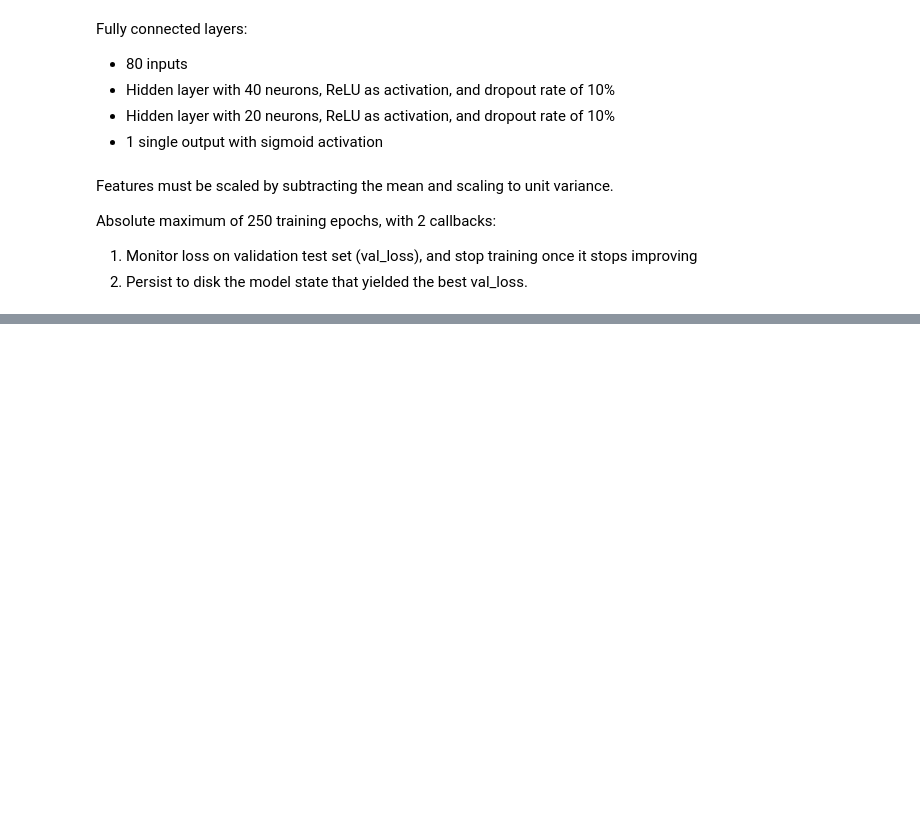
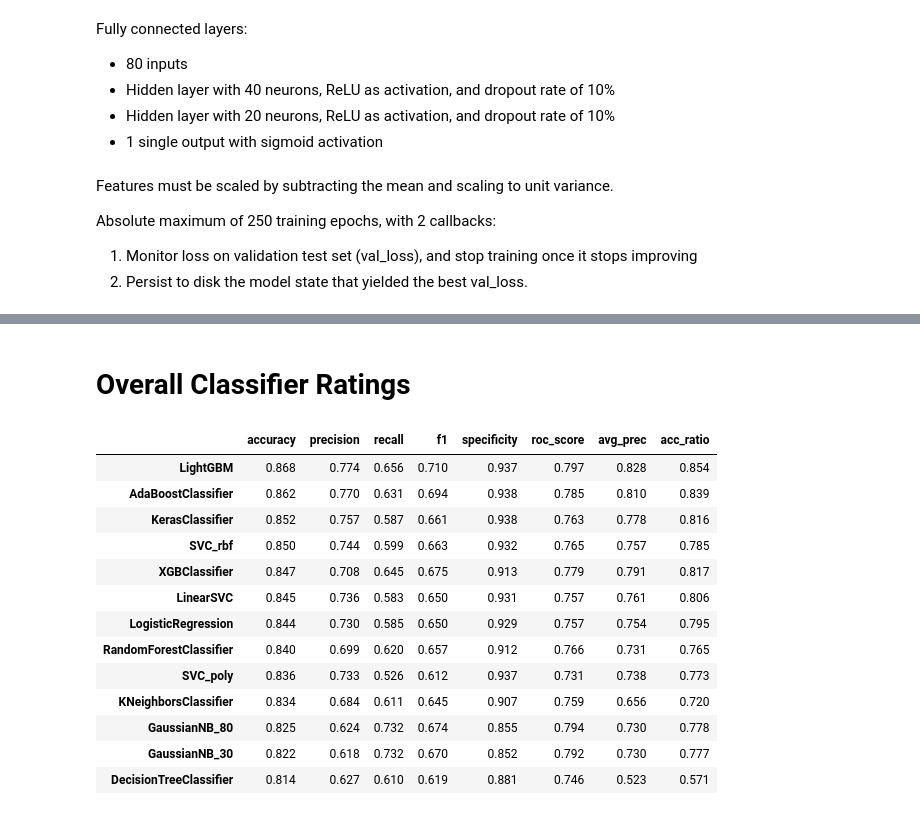
Before and after one commit to jgbustos/ml-demos, a Jupyter notebook: Census Income Classification.ipynb, the cells around one changed output, grey strips where cells are left out. Cells and saved outputs as stored; diff of their text form; code cells hidden in the pictures; blank space fills up the shorter version.

```diff
--- a/Census Income Classification.ipynb
+++ b/Census Income Classification.ipynb
@@ -517,3 +993,24 @@ classify_and_plot(pipeline)
+# %% [markdown]
+# Overall Classifier Ratings
 # %%
-matrics_df = pd.DataFrame.from_dict(metrics, orient='index')
-matrics_df.style.background_gradient(cmap="coolwarm").format('{:.3f}').set_properties(**{'min-width': '6em'})
+metrics_df = pd.DataFrame.from_dict(metrics, orient='index')
+metrics_df \
+    .sort_values(['accuracy', 'precision', 'recall'], ascending=False).style \
+    .background_gradient(cmap="coolwarm") \
+    .format('{:.3f}') \
+    .set_properties(**{'min-width': '6em'})
+# %% [output]
+|  | accuracy | precision | recall | f1 | specificity | roc_score | avg_prec | acc_ratio |
+| LightGBM | 0.868 | 0.774 | 0.656 | 0.710 | 0.937 | 0.797 | 0.828 | 0.854 |
+| AdaBoostClassifier | 0.862 | 0.770 | 0.631 | 0.694 | 0.938 | 0.785 | 0.810 | 0.839 |
+| KerasClassifier | 0.852 | 0.757 | 0.587 | 0.661 | 0.938 | 0.763 | 0.778 | 0.816 |
+| SVC_rbf | 0.850 | 0.744 | 0.599 | 0.663 | 0.932 | 0.765 | 0.757 | 0.785 |
+| XGBClassifier | 0.847 | 0.708 | 0.645 | 0.675 | 0.913 | 0.779 | 0.791 | 0.817 |
+| LinearSVC | 0.845 | 0.736 | 0.583 | 0.650 | 0.931 | 0.757 | 0.761 | 0.806 |
+| LogisticRegression | 0.844 | 0.730 | 0.585 | 0.650 | 0.929 | 0.757 | 0.754 | 0.795 |
+| RandomForestClassifier | 0.840 | 0.699 | 0.620 | 0.657 | 0.912 | 0.766 | 0.731 | 0.765 |
+| SVC_poly | 0.836 | 0.733 | 0.526 | 0.612 | 0.937 | 0.731 | 0.738 | 0.773 |
+| KNeighborsClassifier | 0.834 | 0.684 | 0.611 | 0.645 | 0.907 | 0.759 | 0.656 | 0.720 |
+| GaussianNB_80 | 0.825 | 0.624 | 0.732 | 0.674 | 0.855 | 0.794 | 0.730 | 0.778 |
+| GaussianNB_30 | 0.822 | 0.618 | 0.732 | 0.670 | 0.852 | 0.792 | 0.730 | 0.777 |
+| DecisionTreeClassifier | 0.814 | 0.627 | 0.610 | 0.619 | 0.881 | 0.746 | 0.523 | 0.571 |
```
Also changed, not shown: parts of 44 cells of this notebook.
